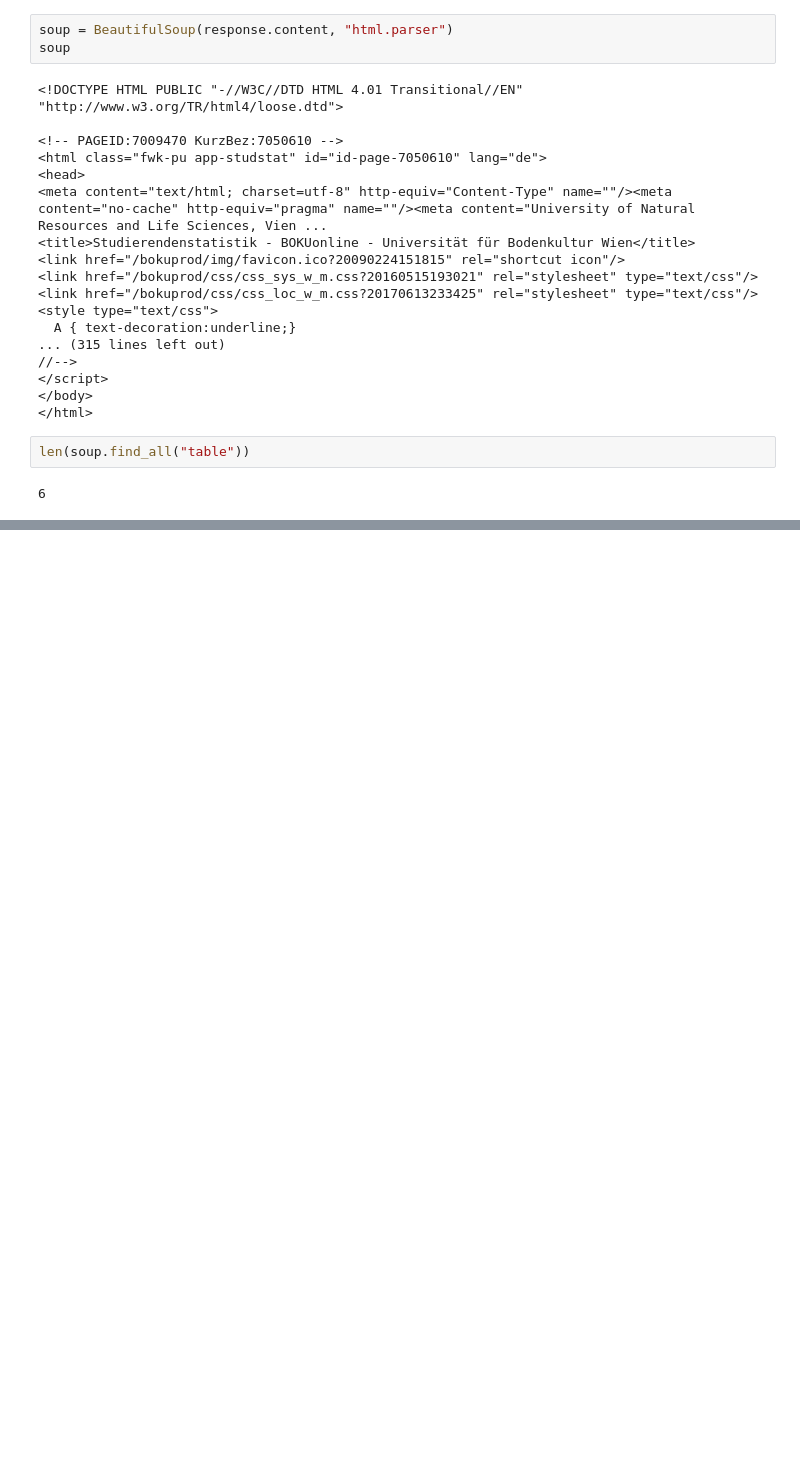
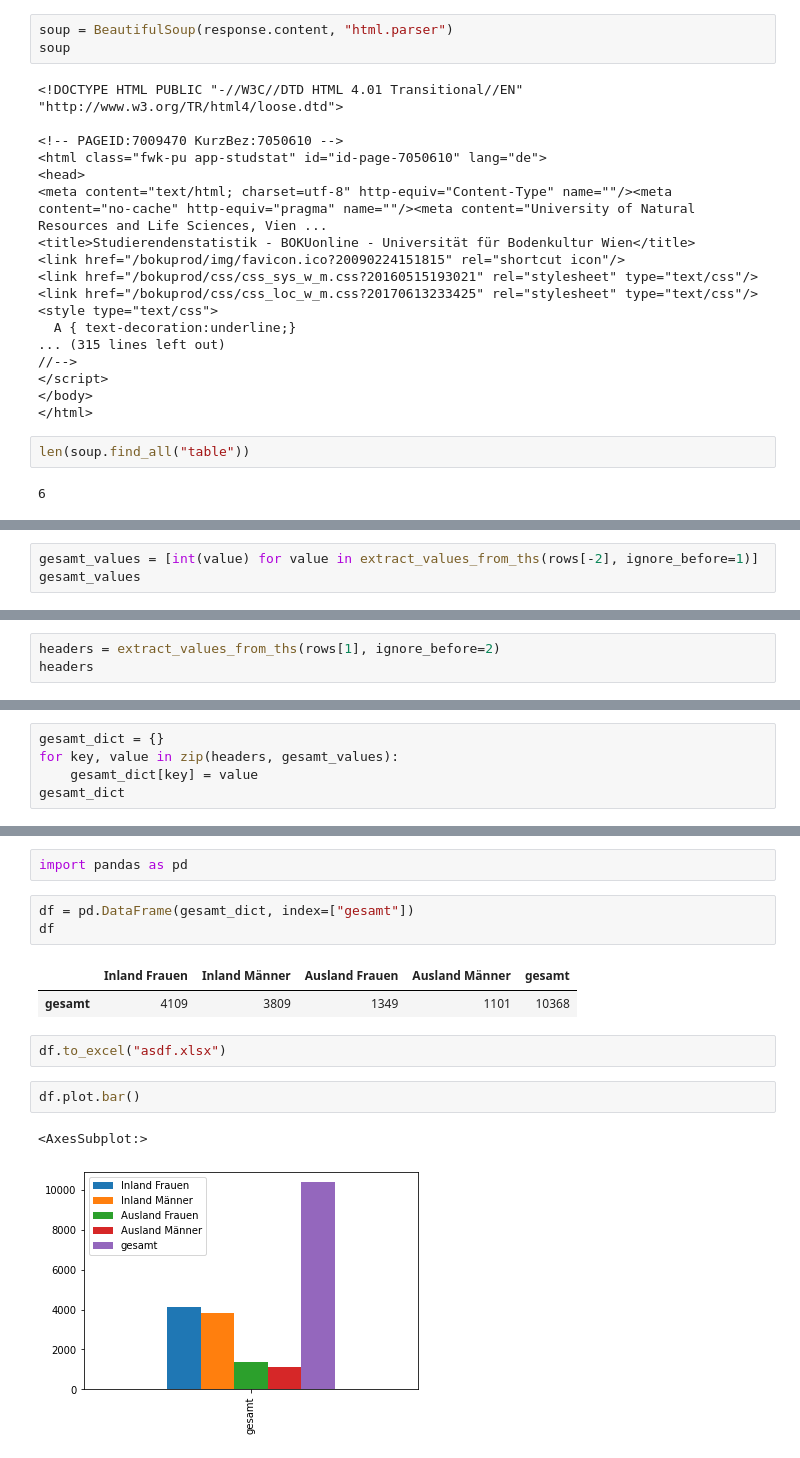
Before and after one commit to totycro/python-kurs, a Jupyter notebook: files/scraping-boku.ipynb, the cells around one changed output, grey strips where cells are left out. Drawn from its saved outputs; the diff is of its cells as text; blank space fills up the shorter version.

```diff
--- a/files/scraping-boku.ipynb
+++ b/files/scraping-boku.ipynb
@@ -134,0 +133,3 @@ table.contents[1].contents[1].get_text()
+# %%
+gesamt_values = [int(value) for value in extract_values_from_ths(rows[-2], ignore_before=1)]
+gesamt_values
@@ -134,0 +138,3 @@ table.contents[1].contents[1].get_text()
+# %%
+headers = extract_values_from_ths(rows[1], ignore_before=2)
+headers
@@ -134,0 +158,5 @@ table.contents[1].contents[1].get_text()
+# %%
+gesamt_dict = {}
+for key, value in zip(headers, gesamt_values):
+    gesamt_dict[key] = value
+gesamt_dict
@@ -134,0 +177,15 @@ table.contents[1].contents[1].get_text()
+# %%
+import pandas as pd
+# %%
+df = pd.DataFrame(gesamt_dict, index=["gesamt"])
+df
+# %% [output]
+|  | Inland Frauen | Inland Männer | Ausland Frauen | Ausland Männer | gesamt |
+| gesamt | 4109 | 3809 | 1349 | 1101 | 10368 |
+# %%
+df.to_excel("asdf.xlsx")
+# %%
+df.plot.bar()
+# %% [output]
+<AxesSubplot:>
+[figure, added]
```
Also changed, not shown: parts of 18 cells of this notebook, 2 other files.
